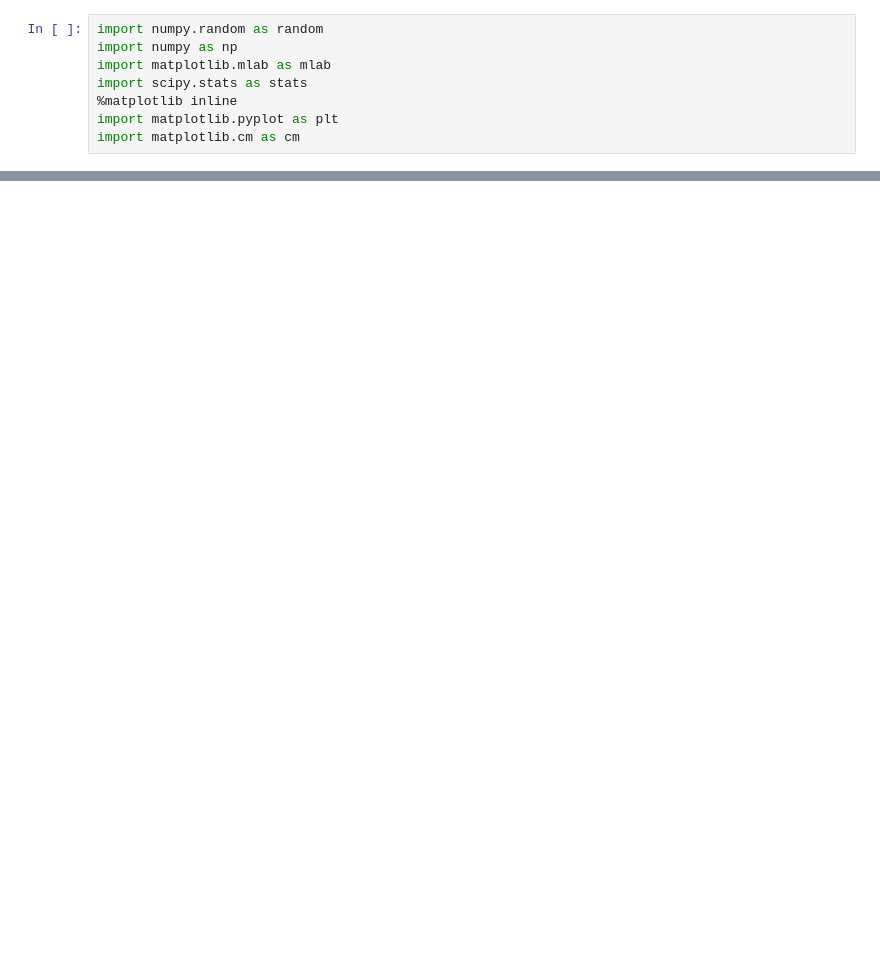
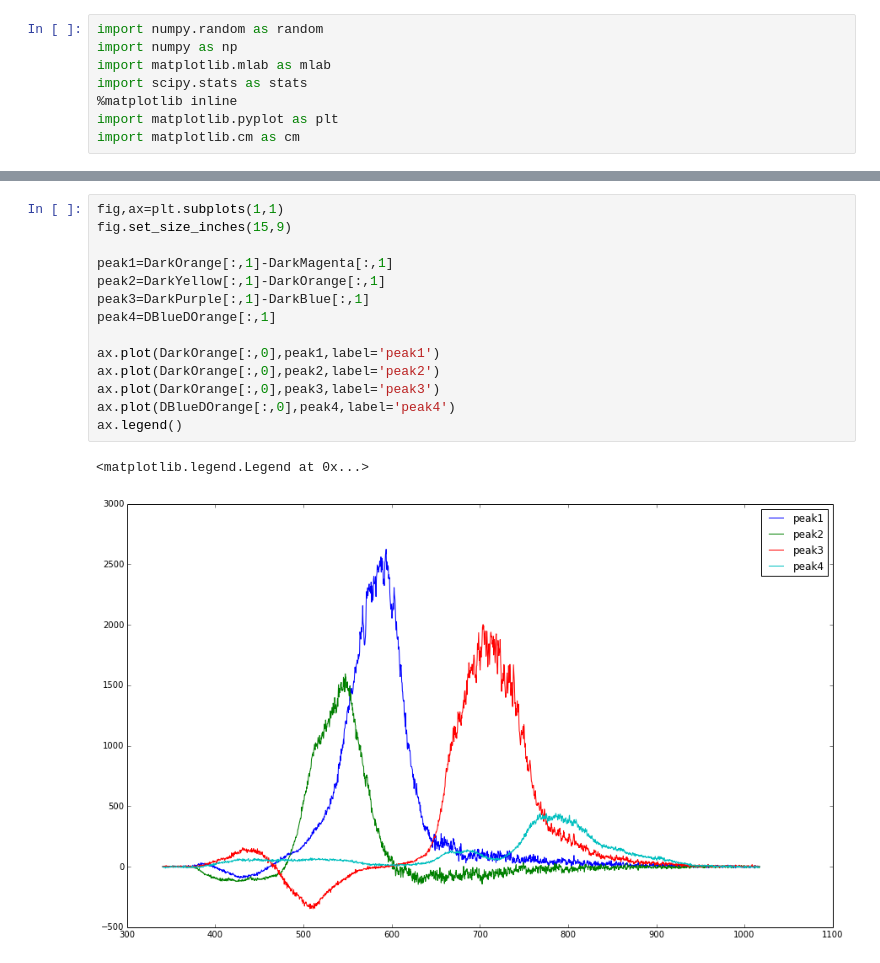
Before and after one commit to rethmecc/Phy411Assignments, a Jupyter notebook: RenewableEnergy.ipynb, the cells around one changed output, grey strips where cells are left out. Saved outputs shown, nothing was run; the diff lists cells and outputs as text; blank space fills up the shorter version.

```diff
--- a/RenewableEnergy.ipynb
+++ b/RenewableEnergy.ipynb
@@ -81,0 +95,17 @@ ax[0][1].legend()
+# %%
+fig,ax=plt.subplots(1,1)
+fig.set_size_inches(15,9)
+
+peak1=DarkOrange[:,1]-DarkMagenta[:,1]
+peak2=DarkYellow[:,1]-DarkOrange[:,1]
+peak3=DarkPurple[:,1]-DarkBlue[:,1]
+peak4=DBlueDOrange[:,1]
+
+ax.plot(DarkOrange[:,0],peak1,label='peak1')
+ax.plot(DarkOrange[:,0],peak2,label='peak2')
+ax.plot(DarkOrange[:,0],peak3,label='peak3')
+ax.plot(DBlueDOrange[:,0],peak4,label='peak4')
+ax.legend()
+# %% [output]
+<matplotlib.legend.Legend at 0x...>
+[figure, added]
```
Also changed, not shown: parts of 6 cells of this notebook, 19 other files.
